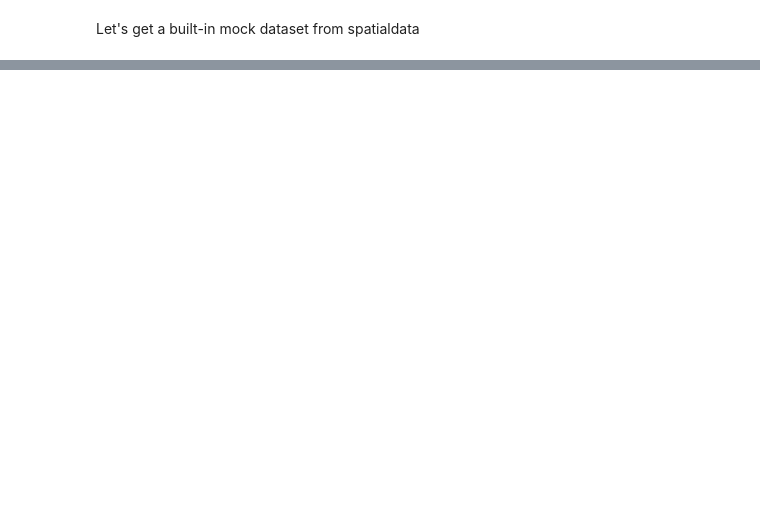
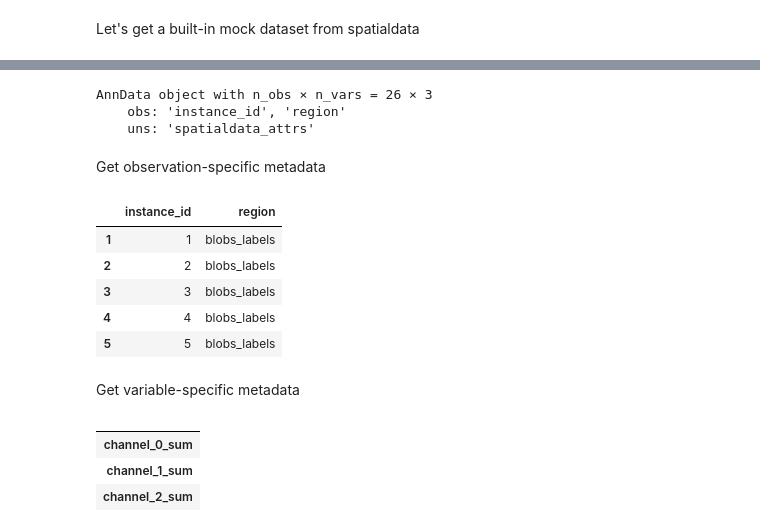
Before and after one commit to MannLabs/dvp-io, a Jupyter notebook: docs/notebooks/001_introduction-to-spatialdata.ipynb, the cells around one changed output, grey strips where cells are left out. Drawn from its saved outputs; the diff is of its cells as text; code cells hidden in the pictures; blank space fills up the shorter version.

```diff
--- a/docs/notebooks/001_introduction-to-spatialdata.ipynb
+++ b/docs/notebooks/001_introduction-to-spatialdata.ipynb
@@ -73,0 +228,28 @@ Images are
+# %%
+sdata.tables["table"]
+# %% [output]
+AnnData object with n_obs × n_vars = 26 × 3
+    obs: 'instance_id', 'region'
+    uns: 'spatialdata_attrs'
+# %% [markdown]
+Get observation-specific metadata
+# %%
+adata = sdata.tables["table"]
+
+adata.obs.head()
+# %% [output]
+|  | instance_id | region |
+| 1 | 1 | blobs_labels |
+| 2 | 2 | blobs_labels |
+| 3 | 3 | blobs_labels |
+| 4 | 4 | blobs_labels |
+| 5 | 5 | blobs_labels |
+# %% [markdown]
+Get variable-specific metadata
+# %%
+adata.var.head()
+# %% [output]
+|  |
+| channel_0_sum |
+| channel_1_sum |
+| channel_2_sum |
```
Also changed, not shown: parts of 33 cells of this notebook.
